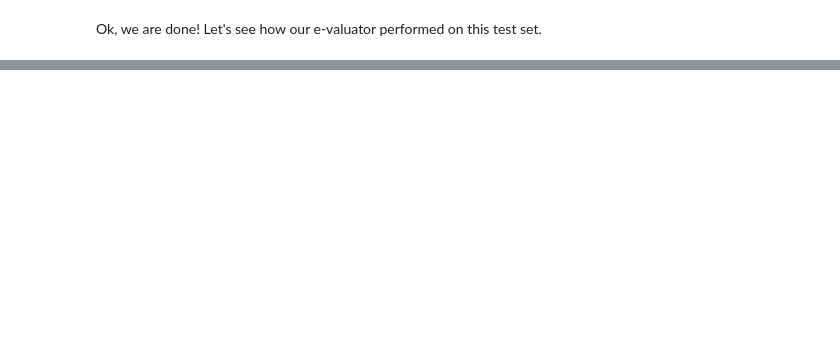
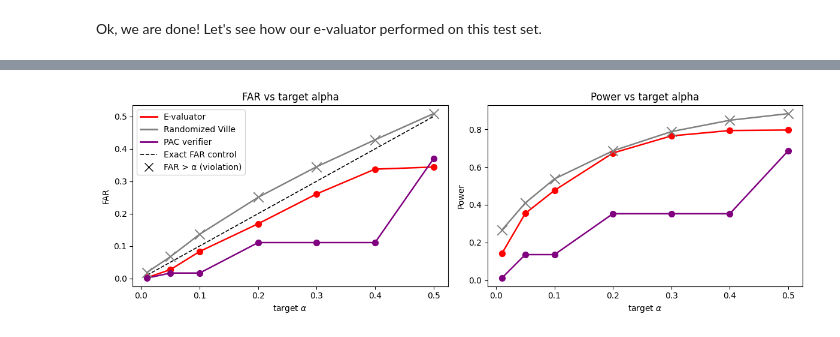
Before and after one commit to shuvom-s/e-valuator, a Jupyter notebook: demos/notebooks/hotpot_example.ipynb, the cells around one changed output, grey strips where cells are left out. Cells and saved outputs as stored; diff of their text form; code cells hidden in the pictures; blank space fills up the shorter version.

```diff
--- a/demos/notebooks/hotpot_example.ipynb
+++ b/demos/notebooks/hotpot_example.ipynb
@@ -221,0 +217,11 @@ alpha=0.500 | power=0.8683 | false alarm rate=0.4926
+# %%
+## RandVille thresholding
+ev_rv = e_val.EValuator(
+    model_type="logistic",
+    mt_variant="RandVille",
+    alphas=ev.alphas,
+    random_state=42,
+)
+ev_rv.fit(cal_df)
+test_rv = ev_rv.apply(test_df.copy())
+test_rv[["uq_problem_idx", "num_steps", "solved", "Ville_e_val"]].head()
@@ -221,0 +302,43 @@ alpha=0.500 | power=0.8683 | false alarm rate=0.4926
+# %%
+alphas = np.array(list(results_pac.keys()))
+methods = [
+    ("E-valuator",       "red",    results_pac),
+    ("Randomized Ville", "gray",   results_rv),
+    ("PAC verifier",     "purple", results_pv),
+]
+
+fig, (ax_far, ax_pow) = plt.subplots(1, 2, figsize=(12, 4))
+
+for label, color, res in methods:
+    power = np.array([res[a][0] for a in alphas])
+    far   = np.array([res[a][1] for a in alphas])
+    viol  = far > alphas
+    for ax, y in [(ax_far, far), (ax_pow, power)]:
+        ax.plot(alphas, y, "-", color=color, linewidth=1.8, label=label)
+        ax.scatter(alphas[~viol], y[~viol], color=color, marker="o", s=50, zorder=4)
+        ax.scatter(alphas[viol],  y[viol],  color=color, marker="x", s=140, linewidths=1.4, zorder=5)
+
+ax_far.plot(alphas, alphas, "--", color="black", linewidth=1.2, label="Exact FAR control")
+
+from matplotlib.lines import Line2D
+legend_elements = [
+    Line2D([0], [0], color="red",    lw=2, label="E-valuator"),
+    Line2D([0], [0], color="gray",   lw=2, label="Randomized Ville"),
+    Line2D([0], [0], color="purple", lw=2, label="PAC verifier"),
+    Line2D([0], [0], color="black",  lw=1.2, linestyle="--", label="Exact FAR control"),
+    Line2D([0], [0], color='black',  marker='x', lw=0, markersize=10, label="FAR > α (violation)", linestyle="None")
+]
+
+ax_far.set_xlabel(r"target $\alpha$")
+ax_far.set_ylabel("FAR")
+ax_far.legend(handles=legend_elements)
+ax_far.set_title("FAR vs target alpha")
+ax_pow.set_xlabel(r"target $\alpha$")
+ax_pow.set_ylabel("Power")
+ax_pow.set_title("Power vs target alpha")
+
+
+plt.tight_layout()
+plt.show()
+# %% [output]
+[figure, added]
```
Also changed, not shown: parts of 13 cells of this notebook, 3 other files.
